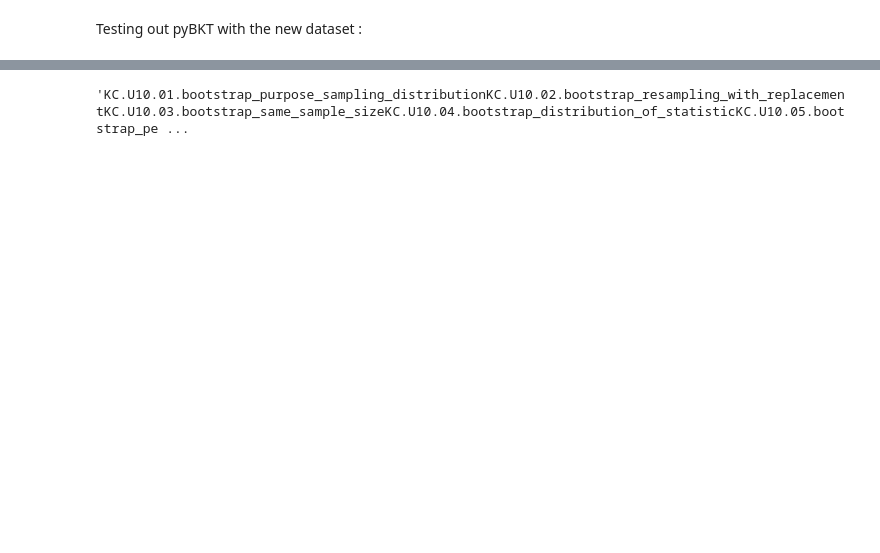
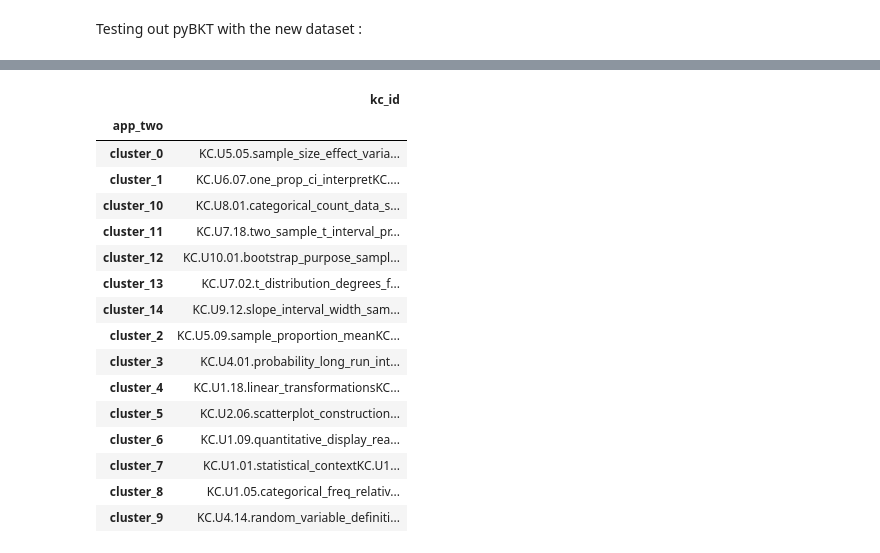
Before and after one commit to mailysg8/ai-student-progress-tracker, a Jupyter notebook: notebooks/kc-agg_exploration.ipynb, the cells around one changed output, grey strips where cells are left out. Drawn from its saved outputs; the diff is of its cells as text; code cells hidden in the pictures; blank space fills up the shorter version.

```diff
--- a/notebooks/kc-agg_exploration.ipynb
+++ b/notebooks/kc-agg_exploration.ipynb
@@ -11,7 +21,4 @@ First, we try grouping the KCs together to the top level :
 # %%
-import pandas as pd
-import networkx as nx
-
 G = nx.DiGraph()
 G.add_nodes_from(nodes["kc_id"])
 
@@ -20,7 +27,7 @@ G.add_edges_from(zip(edges["source_kc_id"], edges["target_kc_id"]))
 
 # Find root nodes (no predecessors = top of the chain)
 roots = [n for n in G.nodes if G.in_degree(n) == 0]
-roots
+
 # Assign each KC to its earliest ancestor (root)
 kc_to_group = {}
 for root in roots:
@@ -28,4 +35,4 @@ for root in roots:
     for kc in descendants:
         kc_to_group[kc] = root  # or overwrite with most recent ancestor
 
-nodes["coarse_kc"] = nodes["kc_id"].map(kc_to_group)
+nodes["app_one"] = nodes["kc_id"].map(kc_to_group)
@@ -47,0 +43,12 @@ nodes
+# %%
+import networkx.algorithms.community as nx_comm
+
+G_undirected = G.to_undirected()
+communities = nx_comm.greedy_modularity_communities(G_undirected)
+
+kc_to_community = {}
+for i, community in enumerate(communities):
+    for kc in community:
+        kc_to_community[kc] = f"cluster_{i}"
+
+nodes["app_two"] = nodes["kc_id"].map(kc_to_community)
@@ -48 +59,8 @@ nodes
+# %%
+group['kc_id'] = group['fine_kc_ids'].str.split('; ')
+group = group.explode('kc_id')
+nodes = pd.merge(nodes,
+         group[['modeling_kc_id','kc_id']],
+         on='kc_id',
+         how='left').rename(columns={'modeling_kc_id':'app_three'})
 # %% [markdown]
@@ -127,12 +157,0 @@ KC.U9.01.regression_inference_procedure_selection forgets default 0.00000
-# %%
-import networkx.algorithms.community as nx_comm
-
-G_undirected = G.to_undirected()
-communities = nx_comm.greedy_modularity_communities(G_undirected)
-
-kc_to_community = {}
-for i, community in enumerate(communities):
-    for kc in community:
-        kc_to_community[kc] = f"cluster_{i}"
-
-nodes["coarse_kc"] = nodes["kc_id"].map(kc_to_community)
@@ -139,5 +166,21 @@ nodes["coarse_kc"] = nodes["kc_id"].map(kc_to_community)
 # %%
-clusters = nodes[['kc_id','coarse_kc']].groupby('coarse_kc').agg('sum')
-clusters.loc['cluster_12','kc_id']
+clusters = nodes[['kc_id','app_two']].groupby('app_two').agg('sum')
+clusters
 # %% [output]
-'KC.U10.01.bootstrap_purpose_sampling_distributionKC.U10.02.bootstrap_resampling_with_replacementKC.U10.03.bootstrap_same_sample_sizeKC.U10.04.bootstrap_distribution_of_statisticKC.U10.05.bootstrap_pe ...
+|  | kc_id |
+| app_two |  |
+| cluster_0 | KC.U5.05.sample_size_effect_varia... |
+| cluster_1 | KC.U6.07.one_prop_ci_interpretKC.... |
+| cluster_10 | KC.U8.01.categorical_count_data_s... |
+| cluster_11 | KC.U7.18.two_sample_t_interval_pr... |
+| cluster_12 | KC.U10.01.bootstrap_purpose_sampl... |
+| cluster_13 | KC.U7.02.t_distribution_degrees_f... |
+| cluster_14 | KC.U9.12.slope_interval_width_sam... |
+| cluster_2 | KC.U5.09.sample_proportion_meanKC... |
+| cluster_3 | KC.U4.01.probability_long_run_int... |
+| cluster_4 | KC.U1.18.linear_transformationsKC... |
+| cluster_5 | KC.U2.06.scatterplot_construction... |
+| cluster_6 | KC.U1.09.quantitative_display_rea... |
+| cluster_7 | KC.U1.01.statistical_contextKC.U1... |
+| cluster_8 | KC.U1.05.categorical_freq_relativ... |
+| cluster_9 | KC.U4.14.random_variable_definiti... |
```
Also changed, not shown: parts of 24 cells of this notebook.
